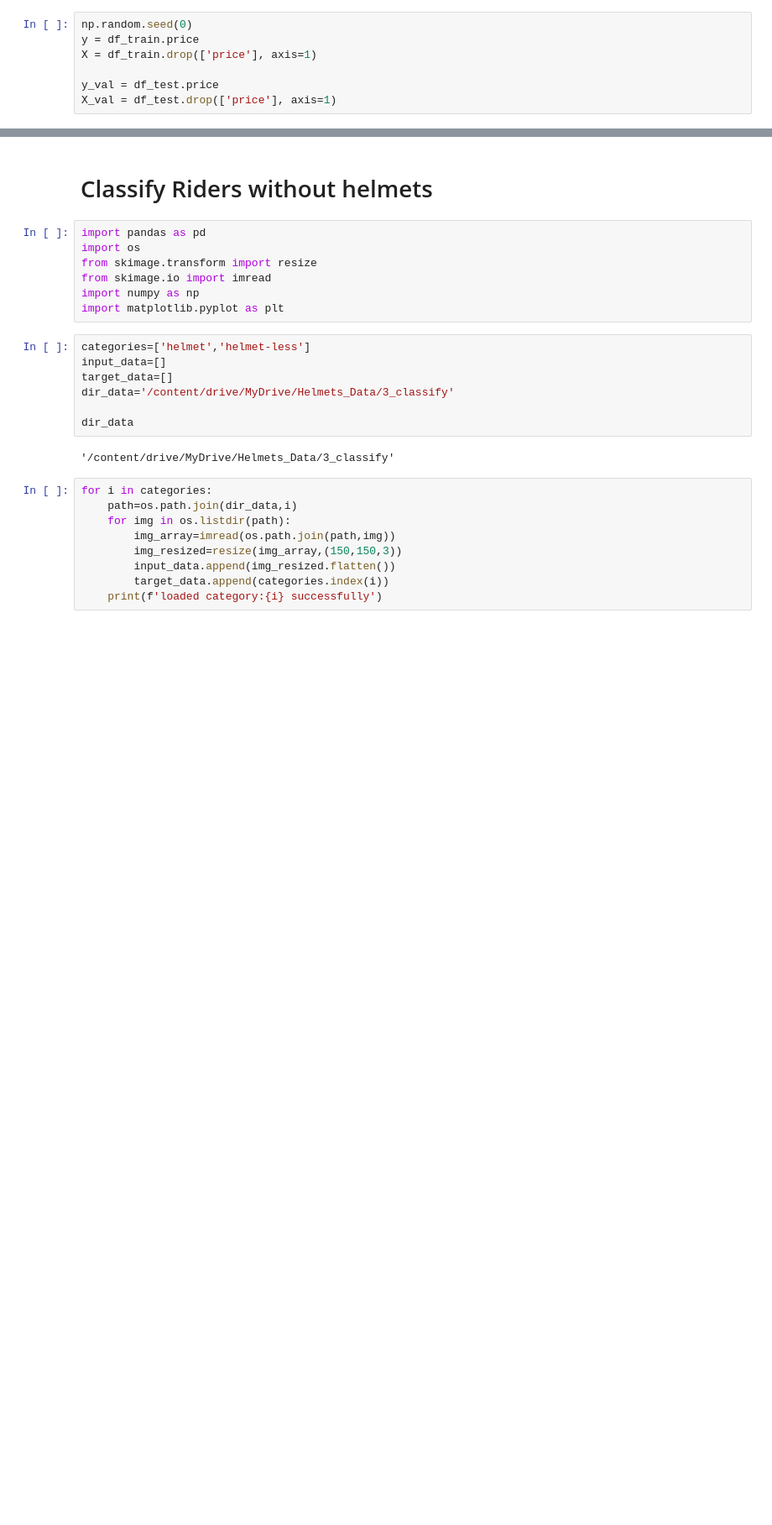
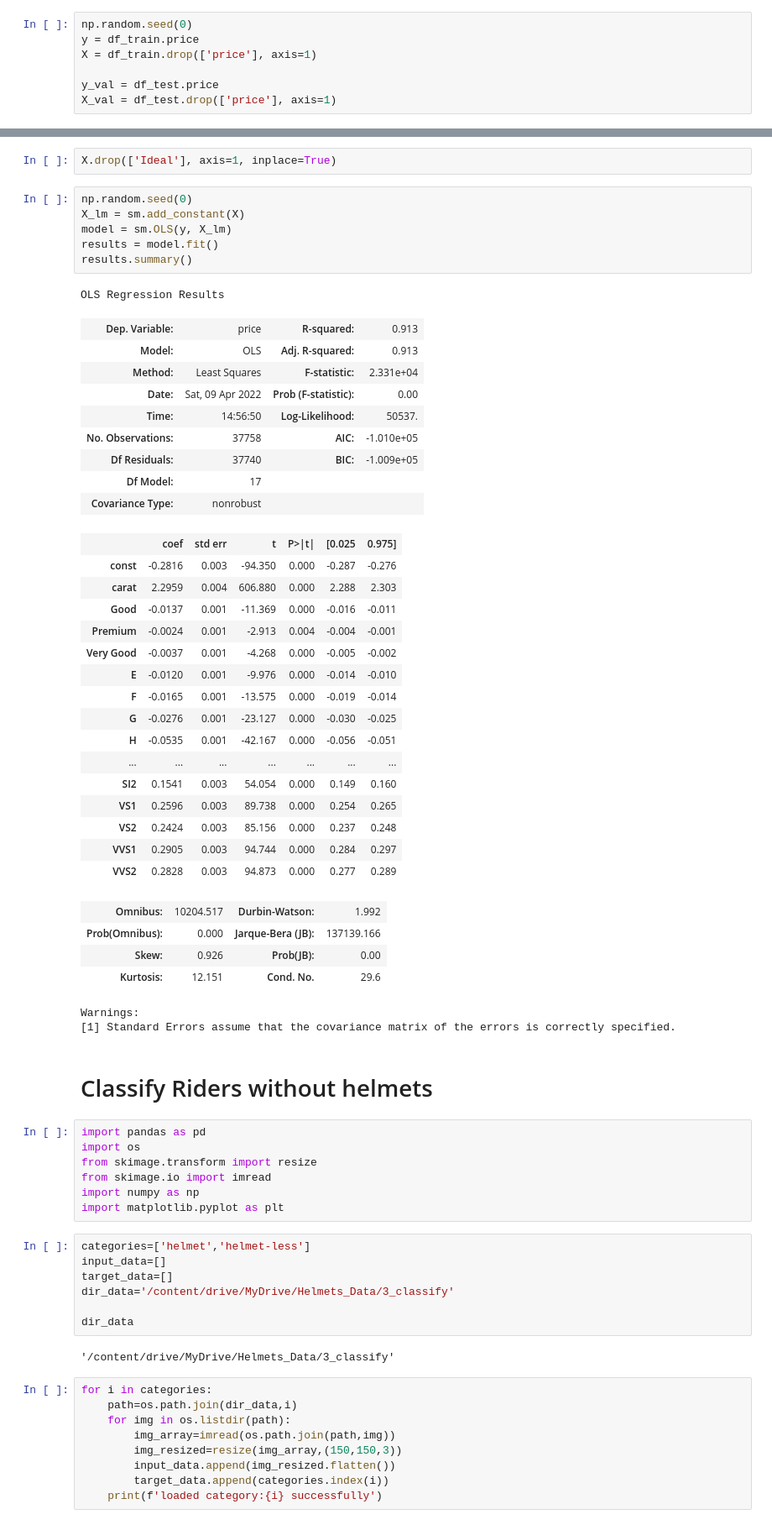
Before and after one commit to Suvodeep-Das/Diamond-Pricing-Model, a Jupyter notebook: MachineGeeks.ipynb, the cells around one changed output, grey strips where cells are left out. Shown at 84% size. Drawn from its saved outputs; the diff is of its cells as text; blank space fills up the shorter version.

```diff
--- a/MachineGeeks.ipynb
+++ b/MachineGeeks.ipynb
@@ -205,3 +276,44 @@ X_val = df_test.drop(['price'], axis=1)
+# %%
+X.drop(['Ideal'], axis=1, inplace=True)
+# %%
+np.random.seed(0)
+X_lm = sm.add_constant(X)
+model = sm.OLS(y, X_lm)
+results = model.fit()
+results.summary()
+# %% [output]
+OLS Regression Results
+| Dep. Variable: | price | R-squared: | 0.913 |
+| Model: | OLS | Adj. R-squared: | 0.913 |
+| Method: | Least Squares | F-statistic: | 2.331e+04 |
+| Date: | Sat, 09 Apr 2022 | Prob (F-statistic): | 0.00 |
+| Time: | 14:56:50 | Log-Likelihood: | 50537. |
+| No. Observations: | 37758 | AIC: | -1.010e+05 |
+| Df Residuals: | 37740 | BIC: | -1.009e+05 |
+| Df Model: | 17 |  |  |
+| Covariance Type: | nonrobust |  |  |
+|  | coef | std err | t | P>|t| | [0.025 | 0.975] |
+| const | -0.2816 | 0.003 | -94.350 | 0.000 | -0.287 | -0.276 |
+| carat | 2.2959 | 0.004 | 606.880 | 0.000 | 2.288 | 2.303 |
+| Good | -0.0137 | 0.001 | -11.369 | 0.000 | -0.016 | -0.011 |
+| Premium | -0.0024 | 0.001 | -2.913 | 0.004 | -0.004 | -0.001 |
+| Very Good | -0.0037 | 0.001 | -4.268 | 0.000 | -0.005 | -0.002 |
+| E | -0.0120 | 0.001 | -9.976 | 0.000 | -0.014 | -0.010 |
+| F | -0.0165 | 0.001 | -13.575 | 0.000 | -0.019 | -0.014 |
+| G | -0.0276 | 0.001 | -23.127 | 0.000 | -0.030 | -0.025 |
+| H | -0.0535 | 0.001 | -42.167 | 0.000 | -0.056 | -0.051 |
+| ... | ... | ... | ... | ... | ... | ... |
+| SI2 | 0.1541 | 0.003 | 54.054 | 0.000 | 0.149 | 0.160 |
+| VS1 | 0.2596 | 0.003 | 89.738 | 0.000 | 0.254 | 0.265 |
+| VS2 | 0.2424 | 0.003 | 85.156 | 0.000 | 0.237 | 0.248 |
+| VVS1 | 0.2905 | 0.003 | 94.744 | 0.000 | 0.284 | 0.297 |
+| VVS2 | 0.2828 | 0.003 | 94.873 | 0.000 | 0.277 | 0.289 |
+| Omnibus: | 10204.517 | Durbin-Watson: | 1.992 |
+| Prob(Omnibus): | 0.000 | Jarque-Bera (JB): | 137139.166 |
+| Skew: | 0.926 | Prob(JB): | 0.00 |
+| Kurtosis: | 12.151 | Cond. No. | 29.6 |
+Warnings:
+[1] Standard Errors assume that the covariance matrix of the errors is correctly specified.
 # %% [markdown]
 # Classify Riders without helmets
 # %%
```
Also changed, not shown: parts of 3 cells of this notebook.
